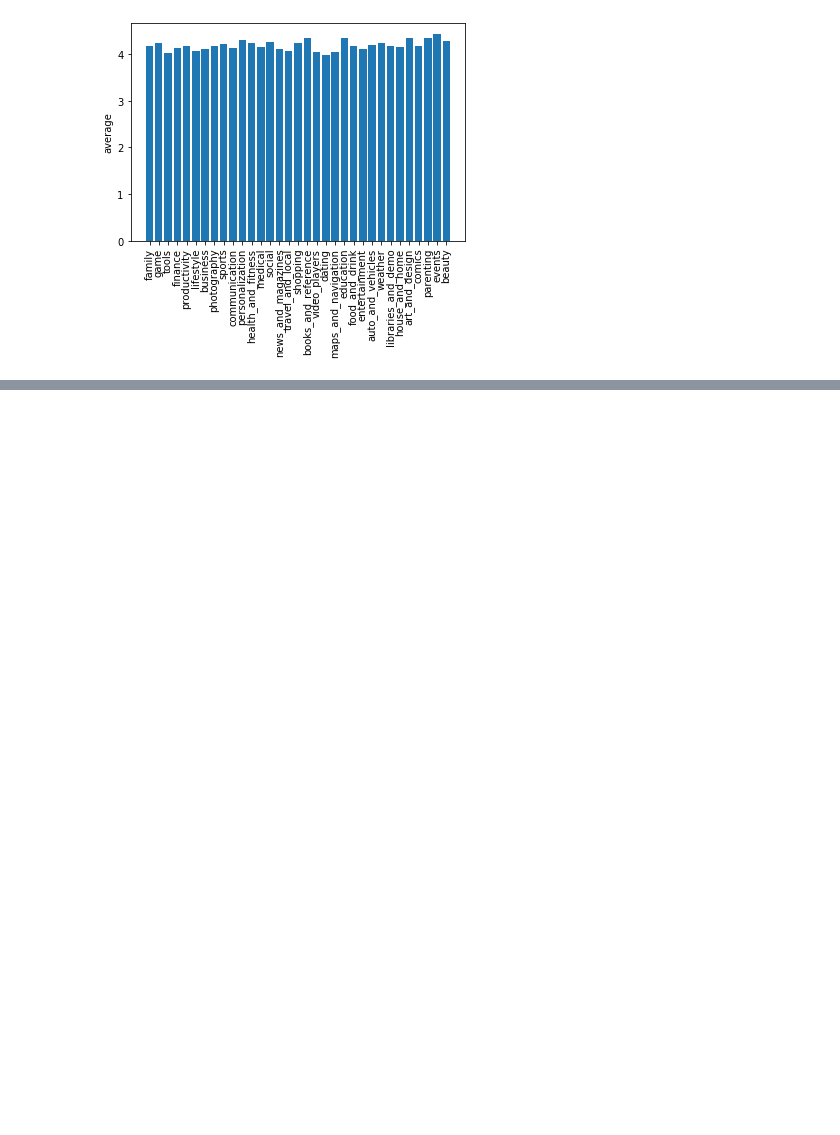
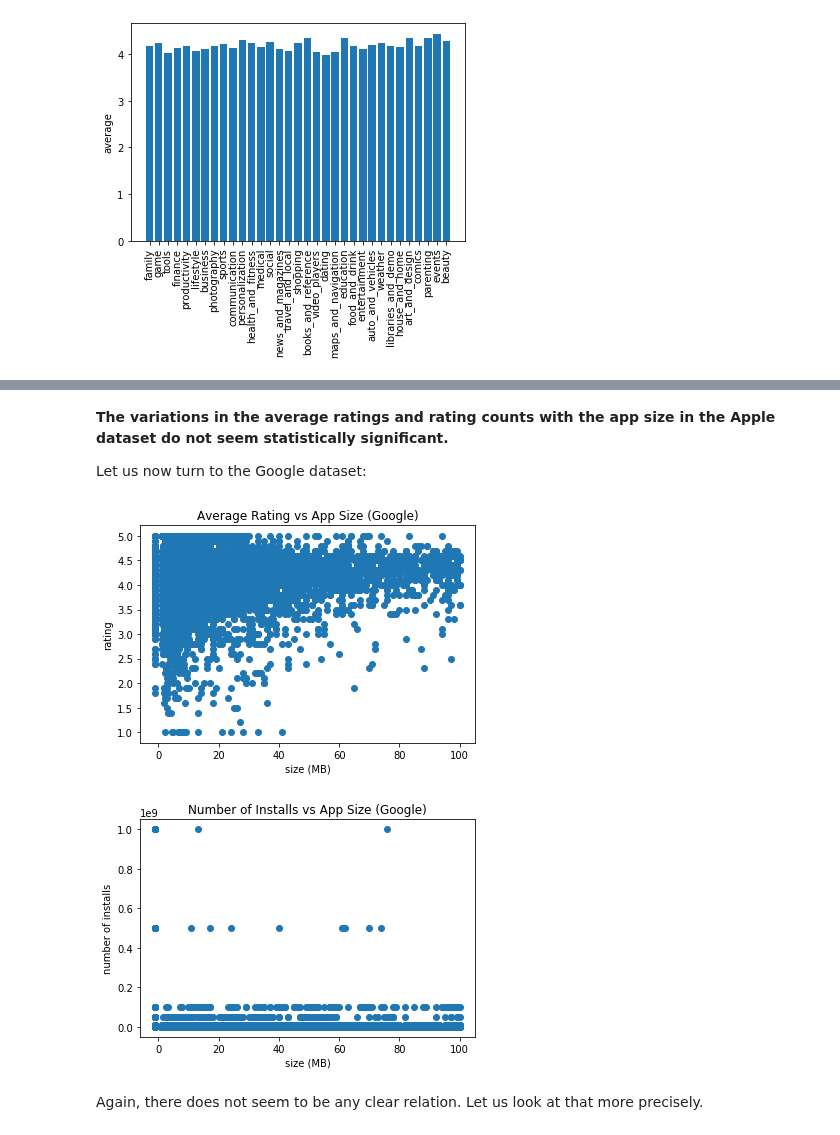
Before and after one commit to FlorentCLMichel/learning_data_science, a Jupyter notebook: Profitable_App_Profiles.ipynb, the cells around one changed output, grey strips where cells are left out. Saved outputs shown, nothing was run; the diff lists cells and outputs as text; code cells hidden in the pictures; blank space fills up the shorter version.

```diff
--- a/Profitable_App_Profiles.ipynb
+++ b/Profitable_App_Profiles.ipynb
@@ -951,0 +1065,32 @@ One possibility to mitigate this weakness is to focus the app on photo and video
+# %% [markdown]
+**The variations in the average ratings and rating counts with the app size in the Apple dataset do not seem statistically significant.**
+
+Let us now turn to the Google dataset:
+# %%
+def google_size_to_float(st): # convert to a float if possible, returns -1 otherwises
+    try:
+        return float(st.replace('M',''))
+    except:
+        return -1
+
+google_sizes = [google_size_to_float(row[1]) for row in data_Google_rel[1:]]
+google_ratings = [float(row[-1]) for row in data_Google_rel[1:]]
+google_rating_counts = [int(row[-2].replace('+','').replace(',','')) for row in data_Google_rel[1:]]
+
+plt.scatter(google_sizes, google_ratings)
+plt.xlabel('size (MB)')
+plt.ylabel('rating')
+plt.title('Average Rating vs App Size (Google)')
+plt.show()
+
+plt.scatter(google_sizes, google_rating_counts)
+plt.xlabel('size (MB)')
+plt.ylabel('number of installs')
+plt.title('Number of Installs vs App Size (Google)')
+plt.show()
+# %% [output]
+[figure, added]
+[figure, added]
+# %% [markdown]
+Again, there does not seem to be any clear relation.
+Let us look at that more precisely.
```
Also changed, not shown: parts of 70 cells of this notebook.
